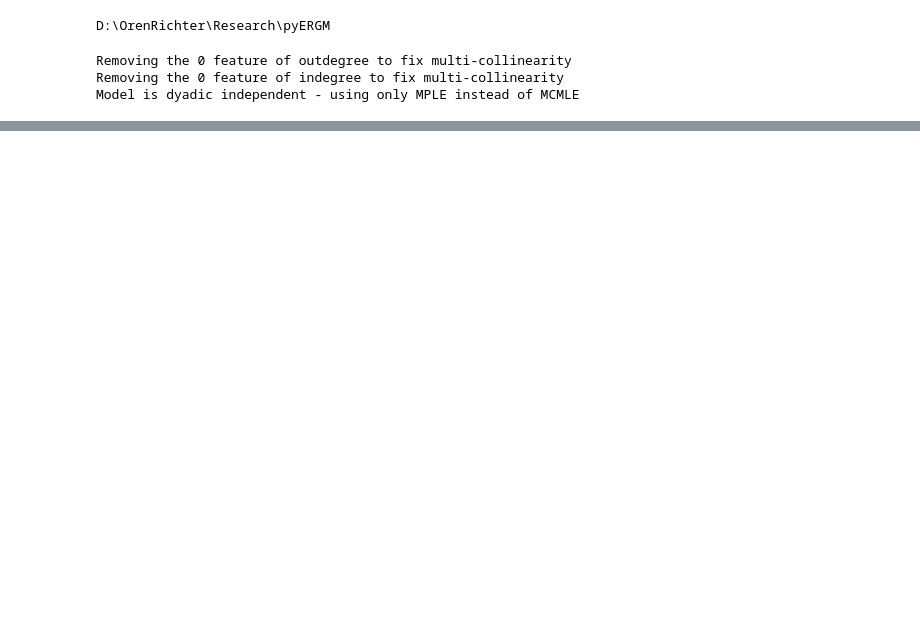
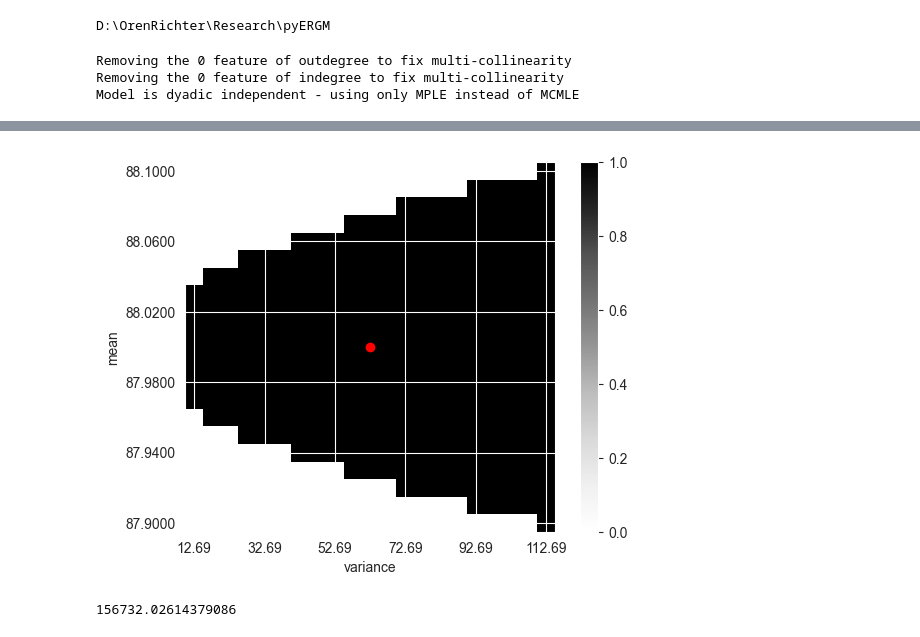
Before and after one commit to tomtalp/pyERGM, a Jupyter notebook: examples/hotteling_convergence.ipynb, the cells around one changed output, grey strips where cells are left out. Cells and saved outputs as stored; diff of their text form; code cells hidden in the pictures; blank space fills up the shorter version.

```diff
--- a/examples/hotteling_convergence.ipynb
+++ b/examples/hotteling_convergence.ipynb
@@ -133,0 +146,59 @@ plt.show()
+# %%
+true_num_edges = sampson_matrix.sum()
+true_p = true_num_edges / (sampson_matrix.size - n)
+true_num_edge_var = (sampson_matrix.size - n) * true_p * (1 - true_p)
+
+sample_size = 3000
+hotteling_conf = 0.6
+hotteling_critical_value = f.ppf(1 - hotteling_conf, 1, sample_size - 1)
+
+mean_res = 0.01
+mean_margin = 0.1
+var_res = 5
+var_margin = 50
+min_considered_num_edges = true_num_edges - mean_margin
+max_considered_num_edges = true_num_edges + mean_margin
+min_considered_variance = true_num_edge_var - var_margin
+max_considered_variance = true_num_edge_var + var_margin
+considered_means = np.arange(min_considered_num_edges, max_considered_num_edges + mean_res, mean_res)
+considered_variances = np.arange(min_considered_variance, max_considered_variance + var_res, var_res)
+
+mean_var_plane = np.zeros((considered_means.size, considered_variances.size))
+for i in range(considered_means.size):
+    cur_virtual_sample_mean = considered_means[i]
+    first_j_to_cross_thr = np.inf
+    for j in range(considered_variances.size):
+        cur_virtual_sample_var = considered_variances[j]
+        mahalanobis_dist_squared = (cur_virtual_sample_mean - true_num_edges) ** 2 / cur_virtual_sample_var
+        cur_virtual_t_stat = sample_size * mahalanobis_dist_squared
+        cur_hotelling_t_as_f = ((sample_size - 1) / (1 * (sample_size - 1))) * cur_virtual_t_stat
+
+        if cur_hotelling_t_as_f < hotteling_critical_value:
+            mean_idx_in_image = round((considered_means[i] - min_considered_num_edges) / mean_res)
+            var_idx_in_image = round((considered_variances[j] - min_considered_variance) / var_res)
+            mean_var_plane[mean_idx_in_image, var_idx_in_image] = 1
+            first_j_to_cross_thr = j
+        else:
+            if j > first_j_to_cross_thr:
+                print(f'broke at i={i}, j={j}')
+
+fig = plt.figure()
+ax = fig.add_subplot()
+im = ax.imshow(mean_var_plane, origin='lower', cmap='Grays')
+colorbar = fig.colorbar(im)
+true_mean_idx_in_image = round((true_num_edges - min_considered_num_edges) / mean_res)
+true_var_idx_in_image = round((true_num_edge_var - min_considered_variance) / var_res)
+plt.plot(true_var_idx_in_image, true_mean_idx_in_image, "or")
+plt.yticks([i for i in range(considered_means.size) if i % 4 == 0],
+           labels=[f'{considered_means[i]:.4f}' for i in range(considered_means.size) if i % 4 == 0])
+plt.xticks([i for i in range(considered_variances.size) if i % 4 == 0],
+           labels=[f'{considered_variances[i]:.2f}' for i in range(considered_variances.size) if i % 4 == 0])
+plt.xlabel('variance')
+plt.ylabel('mean')
+plt.show()
+# %% [output]
+[figure, added]
+# %%
+(np.sqrt(true_num_edge_var) / 0.02) ** 2
+# %% [output]
+156732.02614379086
```
Also changed, not shown: parts of 6 cells of this notebook, 1 other file.
